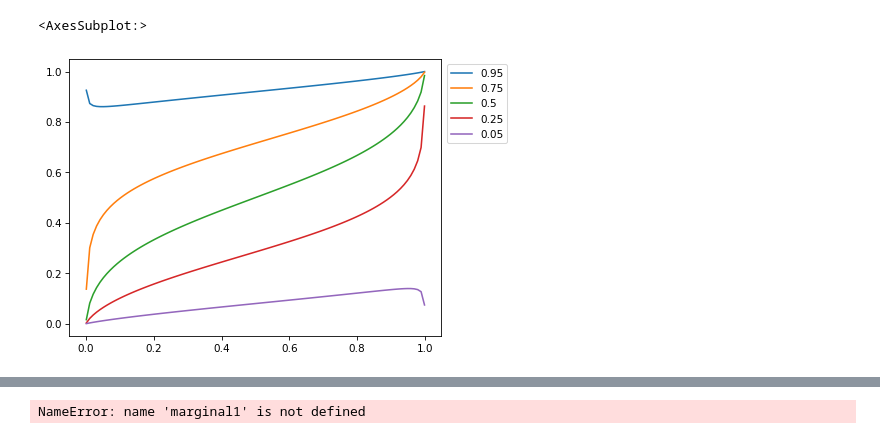
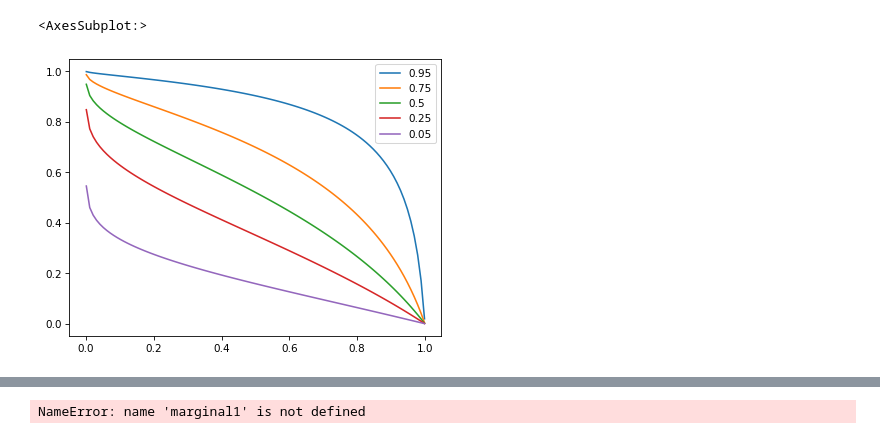
Before and after one commit to sorensenj50/Copula-Package, a Jupyter notebook: Notebook.ipynb, the cells around one changed output, grey strips where cells are left out. Saved outputs shown, nothing was run; the diff lists cells and outputs as text; code cells hidden in the pictures.

```diff
--- a/Notebook.ipynb
+++ b/Notebook.ipynb
@@ -137,6 +108,6 @@ plots.copula_contour(copula, cdf, range_num = 100)
-# %%
-plots.copula_quantile_curves(copula1)
-# %% [output]
-<AxesSubplot:>
-[figure, removed]
+# %%
+plots.copula_quantile_curves(copula)
+# %% [output]
+<AxesSubplot:>
+[figure, added]
 # %%
```
Also changed, not shown: parts of 21 cells of this notebook, 6 other files.
